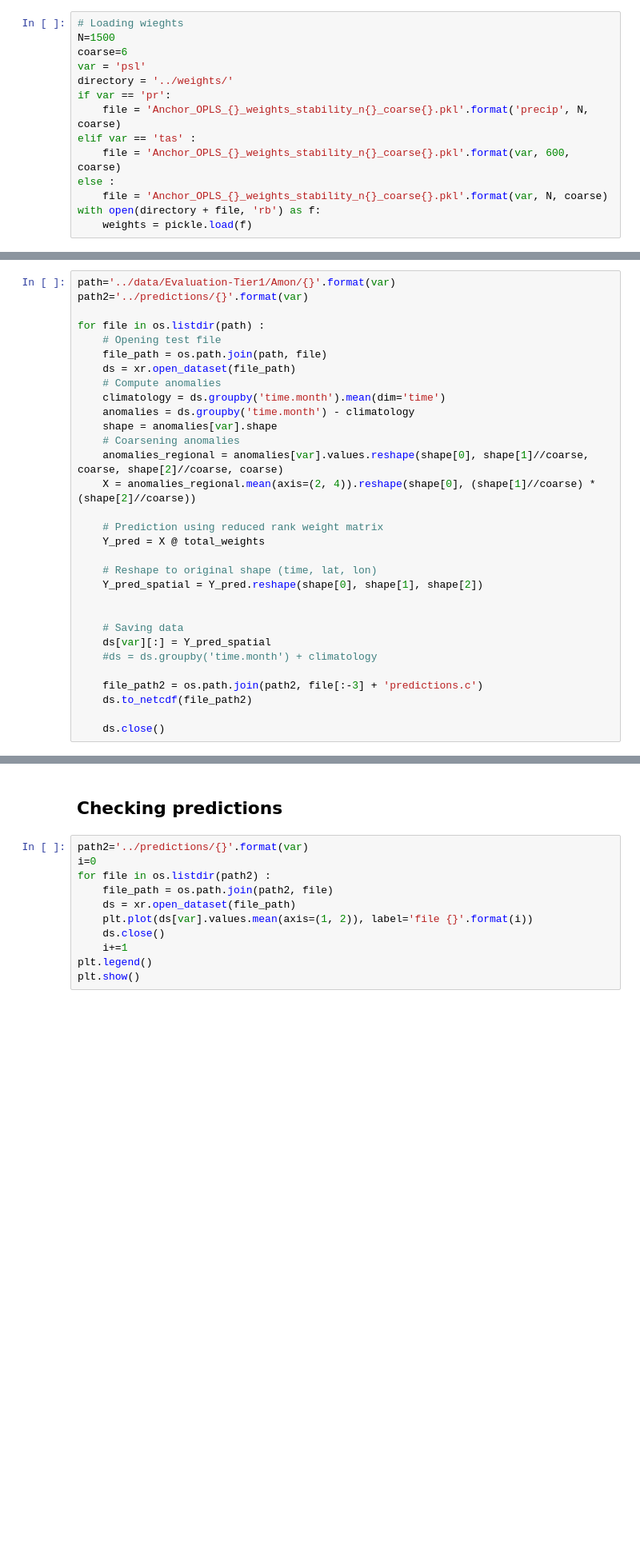
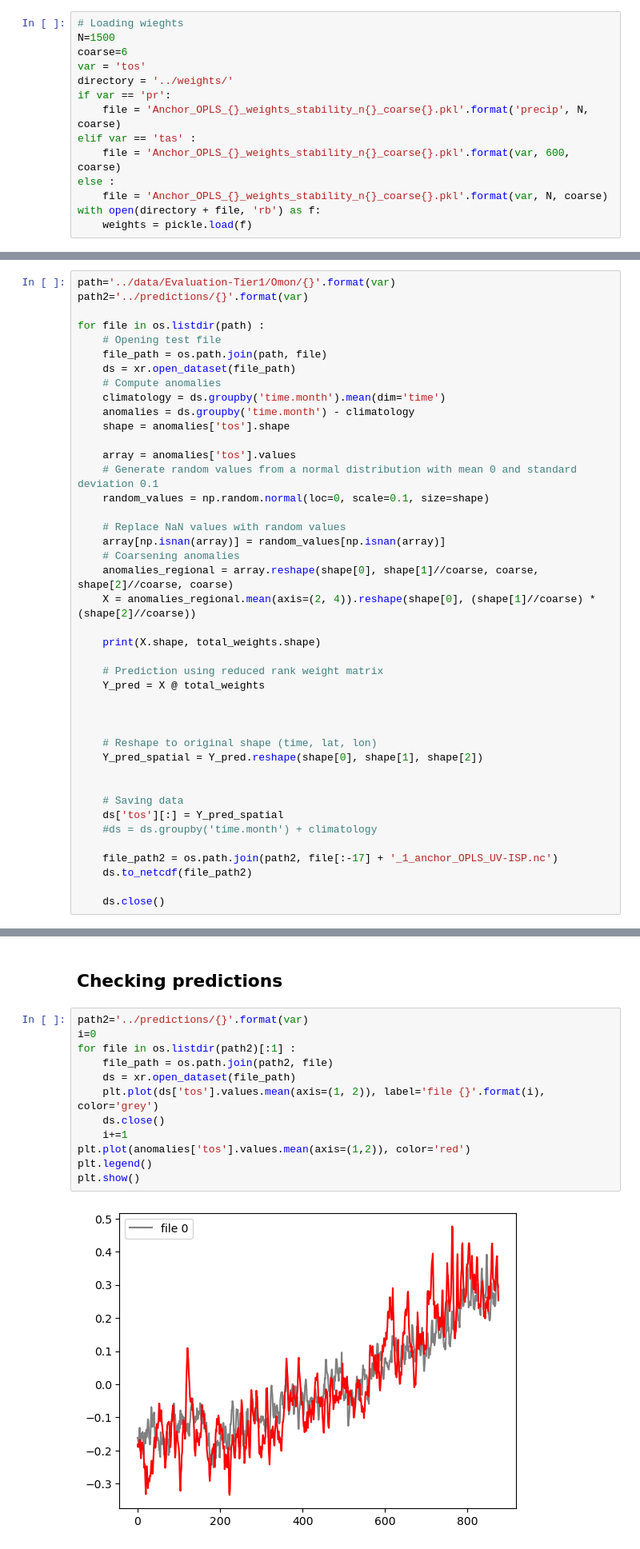
Before and after one commit to homerdurand/ForceSMIP, a Jupyter notebook: notebooks/Predicitons_Tier1.ipynb, the cells around one changed output, grey strips where cells are left out. Shown at 80% size. Drawn from its saved outputs; the diff is of its cells as text; blank space fills up the shorter version.

Commit message:
Some modif on prediction notebooks/data loader/training

```diff
--- a/notebooks/Predicitons_Tier1.ipynb
+++ b/notebooks/Predicitons_Tier1.ipynb
@@ -17,7 +17,7 @@ models = ['CanESM5', 'MIROC-ES2L', 'MPI-ESM1-2-LR', 'MIROC6', 'CESM2']
 # Loading wieghts
 N=1500
 coarse=6
-var = 'psl'
+var = 'tos'
 directory = '../weights/'
 if var == 'pr':
     file = 'Anchor_OPLS_{}_weights_stability_n{}_coarse{}.pkl'.format('precip', N, coarse)
@@ -39,7 +59,7 @@ total_weights /= total_samples
 # %% [markdown]
 ## Predictions
 # %%
-path='../data/Evaluation-Tier1/Amon/{}'.format(var)
+path='../data/Evaluation-Tier1/Omon/{}'.format(var)
 path2='../predictions/{}'.format(var)
 
 for file in os.listdir(path) :
@@ -49,23 +69,34 @@ for file in os.listdir(path) :
     # Compute anomalies
     climatology = ds.groupby('time.month').mean(dim='time')
     anomalies = ds.groupby('time.month') - climatology
-    shape = anomalies[var].shape
+    shape = anomalies['tos'].shape
+
+    array = anomalies['tos'].values
+    # Generate random values from a normal distribution with mean 0 and standard deviation 0.1
+    random_values = np.random.normal(loc=0, scale=0.1, size=shape)
+
+    # Replace NaN values with random values
+    array[np.isnan(array)] = random_values[np.isnan(array)]
     # Coarsening anomalies
-    anomalies_regional = anomalies[var].values.reshape(shape[0], shape[1]//coarse, coarse, shape[2]//coarse, coarse)
+    anomalies_regional = array.reshape(shape[0], shape[1]//coarse, coarse, shape[2]//coarse, coarse)
     X = anomalies_regional.mean(axis=(2, 4)).reshape(shape[0], (shape[1]//coarse) * (shape[2]//coarse))
+
+    print(X.shape, total_weights.shape)
 
     # Prediction using reduced rank weight matrix
     Y_pred = X @ total_weights
+
+
 
     # Reshape to original shape (time, lat, lon)
     Y_pred_spatial = Y_pred.reshape(shape[0], shape[1], shape[2])
 
 
     # Saving data
-    ds[var][:] = Y_pred_spatial
+    ds['tos'][:] = Y_pred_spatial
     #ds = ds.groupby('time.month') + climatology
 
-    file_path2 = os.path.join(path2, file[:-3] + 'predictions.c')
+    file_path2 = os.path.join(path2, file[:-17] + '_1_anchor_OPLS_UV-ISP.nc')
     ds.to_netcdf(file_path2)
 
     ds.close()
@@ -74,11 +116,14 @@ for file in os.listdir(path) :
 # %%
 path2='../predictions/{}'.format(var)
 i=0
-for file in os.listdir(path2) :
+for file in os.listdir(path2)[:1] :
     file_path = os.path.join(path2, file)
     ds = xr.open_dataset(file_path)
-    plt.plot(ds[var].values.mean(axis=(1, 2)), label='file {}'.format(i))
+    plt.plot(ds['tos'].values.mean(axis=(1, 2)), label='file {}'.format(i), color='grey')
     ds.close()
     i+=1
+plt.plot(anomalies['tos'].values.mean(axis=(1,2)), color='red')
 plt.legend()
 plt.show()
+# %% [output]
+[figure, added]
```
Also changed, not shown: parts of 3 cells of this notebook, 4 other files.
